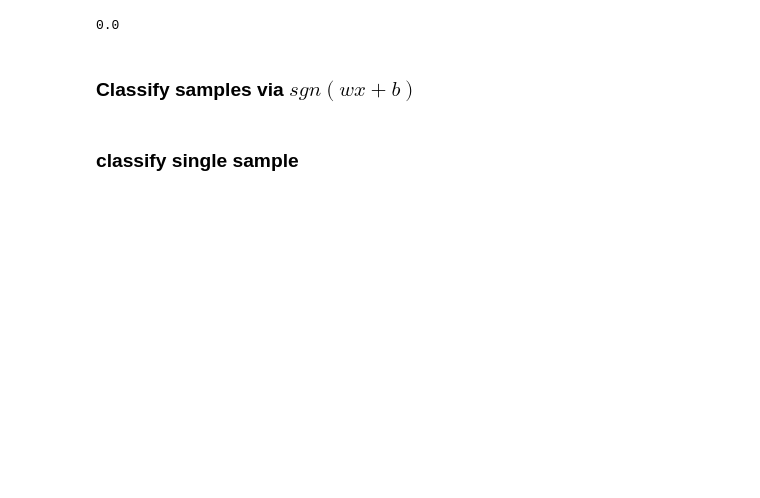
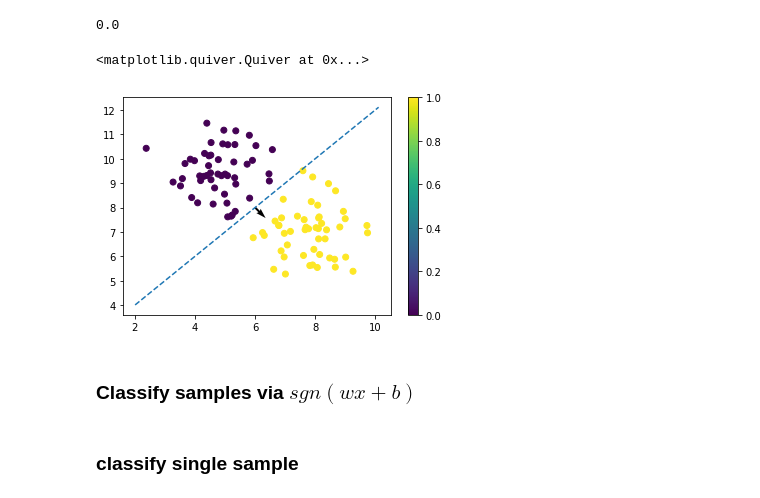
Before and after one commit to FrankaWeirich/DeepLearning, a Jupyter notebook: week_2/A_simple_Perceptron_in_NumPy.ipynb, the cells around one changed output. Drawn from its saved outputs; the diff is of its cells as text; code cells hidden in the pictures; blank space fills up the shorter version.

```diff
--- a/week_2/A_simple_Perceptron_in_NumPy.ipynb
+++ b/week_2/A_simple_Perceptron_in_NumPy.ipynb
@@ -30,6 +31,6 @@ plt.scatter(X[:,0],X[:,1],c=y)
 # %%
 #set parameter
-b=
-w=
+b= 1
+w= np.array([1.41,-1.41])
 # %%
 #check if othorgonal
@@ -36,4 +38,12 @@ w=
 # %% [output]
 0.0
+# %%
+plt.scatter(X[:,0],X[:,1],c=y)
+plt.colorbar()
+abline(1,2)
+plt.quiver(6,8,w[0],w[1])
+# %% [output]
+<matplotlib.quiver.Quiver at 0x...>
+[figure, added]
 # %% [markdown]
 ### Classify samples via $sgn(wx+b)$
```
Also changed, not shown: parts of 4 cells of this notebook.
